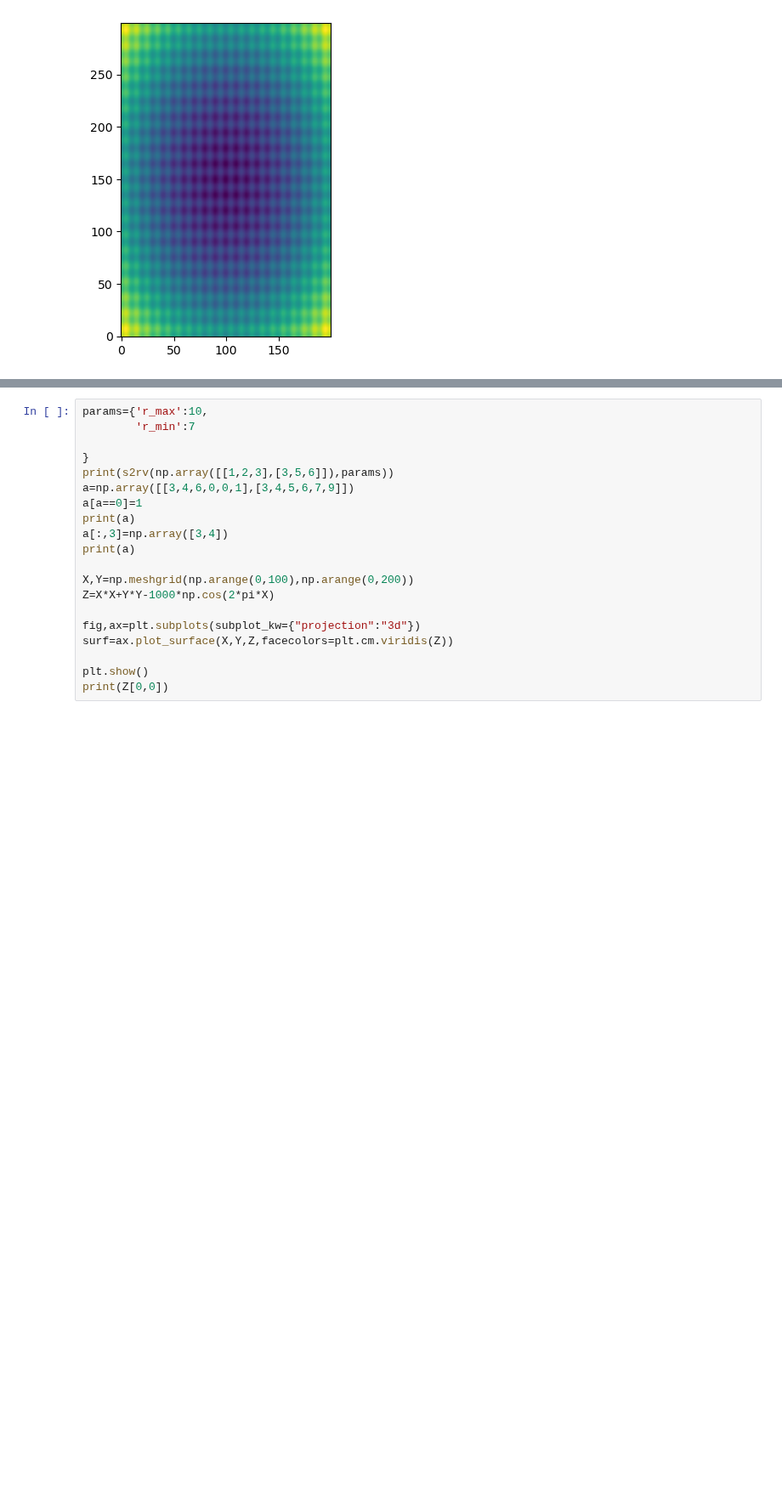
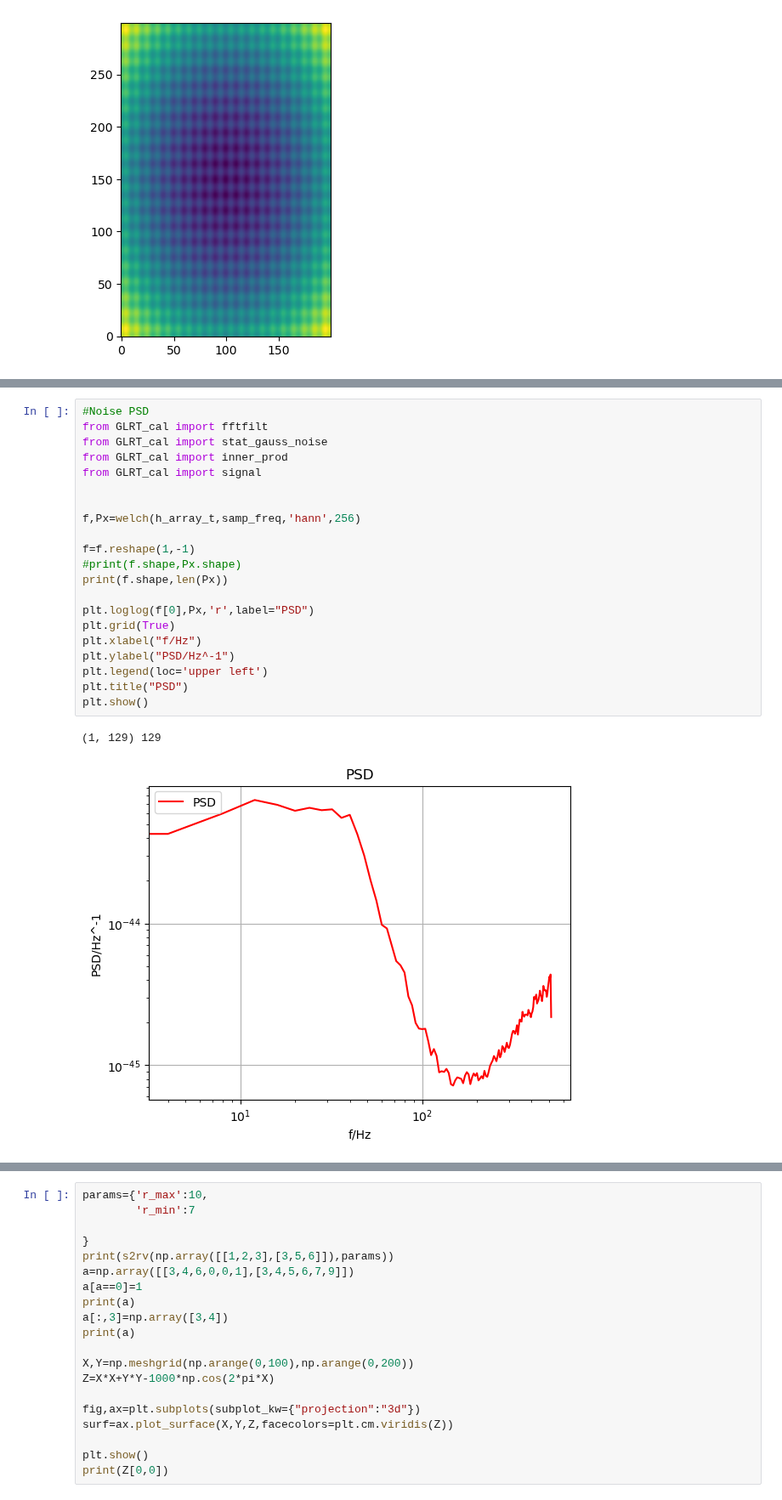
Before and after one commit to ljq2088/DATASCIENCE_COURSE, a Jupyter notebook: exercise/topic5/crcb_pso.ipynb, the cells around one changed output, grey strips where cells are left out. Shown at 85% size. Drawn from its saved outputs; the diff is of its cells as text; blank space fills up the shorter version.

```diff
--- a/exercise/topic5/crcb_pso.ipynb
+++ b/exercise/topic5/crcb_pso.ipynb
@@ -408,0 +462,24 @@ print(crcbpso_test_func(np.array([0.5,0.5]),ffparams)[0])
+# %%
+#Noise PSD
+from GLRT_cal import fftfilt
+from GLRT_cal import stat_gauss_noise
+from GLRT_cal import inner_prod
+from GLRT_cal import signal
+
+
+f,Px=welch(h_array_t,samp_freq,'hann',256)
+
+f=f.reshape(1,-1)
+#print(f.shape,Px.shape)
+print(f.shape,len(Px))
+
+plt.loglog(f[0],Px,'r',label="PSD")
+plt.grid(True)
+plt.xlabel("f/Hz")
+plt.ylabel("PSD/Hz^-1")
+plt.legend(loc='upper left')
+plt.title("PSD")
+plt.show()
+# %% [output]
+(1, 129) 129
+[figure, added]
```
Also changed, not shown: parts of 16 cells of this notebook, 8 other files.
